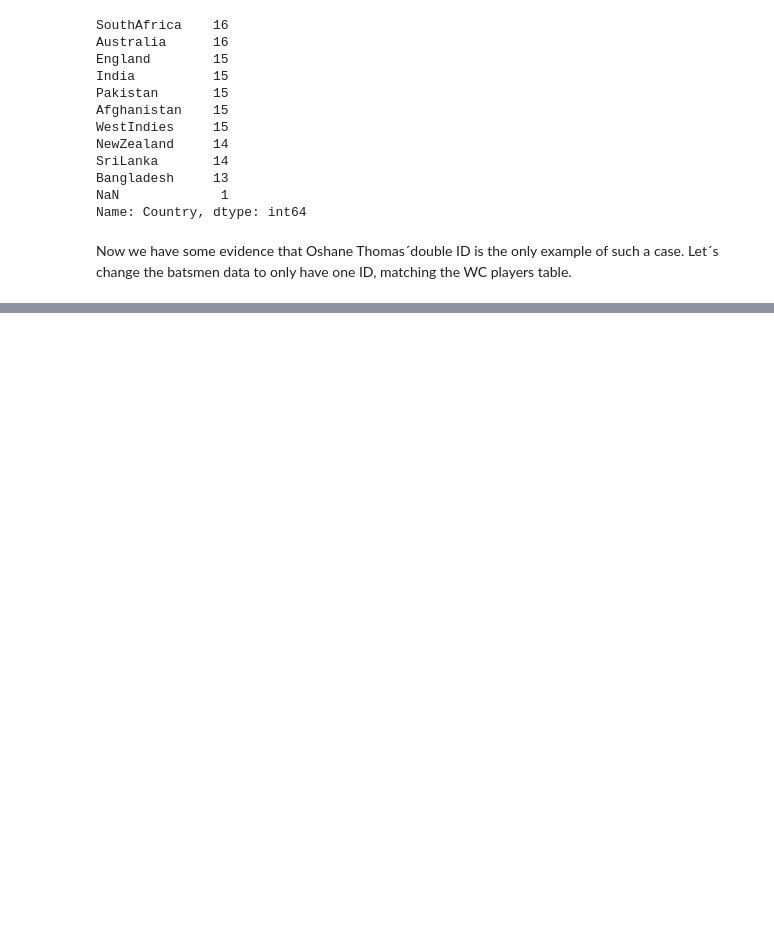
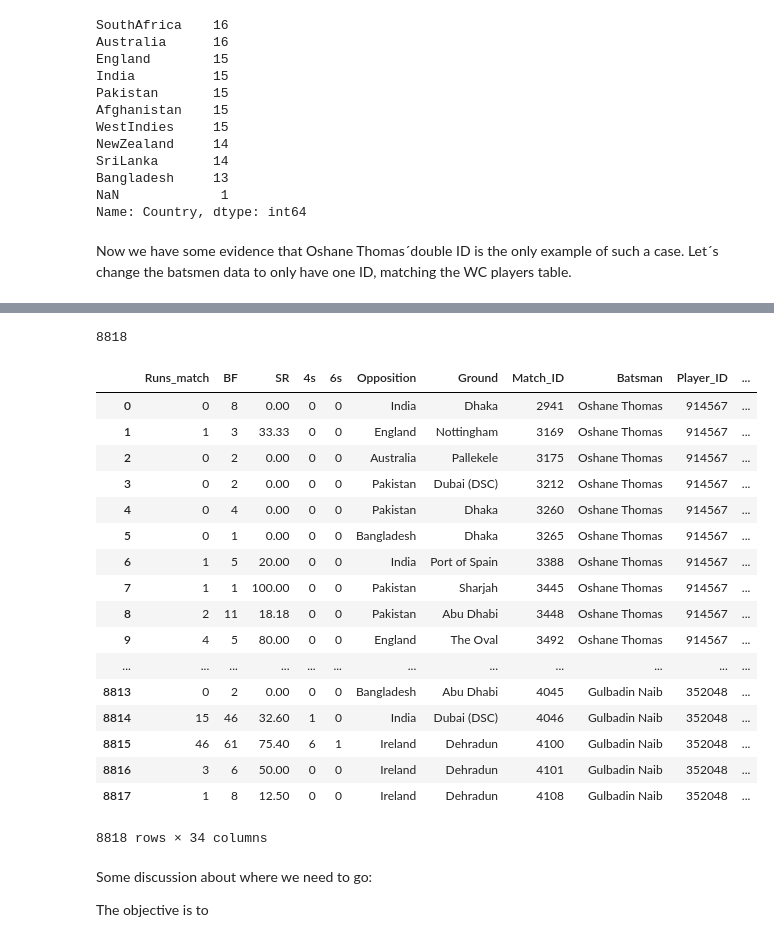
Before and after one commit to smacintyreR/cricket-analysis-python, a Jupyter notebook: Cricket Analysis - Sam MacIntyre.ipynb, the cells around one changed output, grey strips where cells are left out. Drawn from its saved outputs; the diff is of its cells as text; code cells hidden in the pictures; blank space fills up the shorter version.

```diff
--- a/Cricket Analysis - Sam MacIntyre.ipynb
+++ b/Cricket Analysis - Sam MacIntyre.ipynb
@@ -491,0 +572,6 @@ dtBatsmanM.head()
+# %%
+dtRPY = dtRPY2.drop_duplicates()
+# %%
+dtRPY = dtRPY.pivot(index = "Batsman", columns = "Year", values = "Runs_yr")
+# %%
+dtRPY = dtRPY.add_suffix('_runs')
@@ -491,0 +589,34 @@ dtBatsmanM.head()
+# %%
+# Merge long dataset of yearly runs to original data
+
+dtLarge = pd.merge(dtBatsmanRPY, dtRPY, on = "Batsman")
+# %%
+len(dtLarge)
+# %% [output]
+8818
+# %%
+# Remove yearly runs col
+dtLarge.drop(columns = "Runs_yr")
+# %% [output]
+|  | Runs_match | BF | SR | 4s | 6s | Opposition | Ground | Match_ID | Batsman | Player_ID | ... |
+| 0 | 0 | 8 | 0.00 | 0 | 0 | India | Dhaka | 2941 | Oshane Thomas | 914567 | ... |
+| 1 | 1 | 3 | 33.33 | 0 | 0 | England | Nottingham | 3169 | Oshane Thomas | 914567 | ... |
+| 2 | 0 | 2 | 0.00 | 0 | 0 | Australia | Pallekele | 3175 | Oshane Thomas | 914567 | ... |
+| 3 | 0 | 2 | 0.00 | 0 | 0 | Pakistan | Dubai (DSC) | 3212 | Oshane Thomas | 914567 | ... |
+| 4 | 0 | 4 | 0.00 | 0 | 0 | Pakistan | Dhaka | 3260 | Oshane Thomas | 914567 | ... |
+| 5 | 0 | 1 | 0.00 | 0 | 0 | Bangladesh | Dhaka | 3265 | Oshane Thomas | 914567 | ... |
+| 6 | 1 | 5 | 20.00 | 0 | 0 | India | Port of Spain | 3388 | Oshane Thomas | 914567 | ... |
+| 7 | 1 | 1 | 100.00 | 0 | 0 | Pakistan | Sharjah | 3445 | Oshane Thomas | 914567 | ... |
+| 8 | 2 | 11 | 18.18 | 0 | 0 | Pakistan | Abu Dhabi | 3448 | Oshane Thomas | 914567 | ... |
+| 9 | 4 | 5 | 80.00 | 0 | 0 | England | The Oval | 3492 | Oshane Thomas | 914567 | ... |
+| ... | ... | ... | ... | ... | ... | ... | ... | ... | ... | ... | ... |
+| 8813 | 0 | 2 | 0.00 | 0 | 0 | Bangladesh | Abu Dhabi | 4045 | Gulbadin Naib | 352048 | ... |
+| 8814 | 15 | 46 | 32.60 | 1 | 0 | India | Dubai (DSC) | 4046 | Gulbadin Naib | 352048 | ... |
+| 8815 | 46 | 61 | 75.40 | 6 | 1 | Ireland | Dehradun | 4100 | Gulbadin Naib | 352048 | ... |
+| 8816 | 3 | 6 | 50.00 | 0 | 0 | Ireland | Dehradun | 4101 | Gulbadin Naib | 352048 | ... |
+| 8817 | 1 | 8 | 12.50 | 0 | 0 | Ireland | Dehradun | 4108 | Gulbadin Naib | 352048 | ... |
+8818 rows × 34 columns
+# %% [markdown]
+Some discussion about where we need to go:
+
+The objective is to
```
Also changed, not shown: parts of 14 cells of this notebook.
